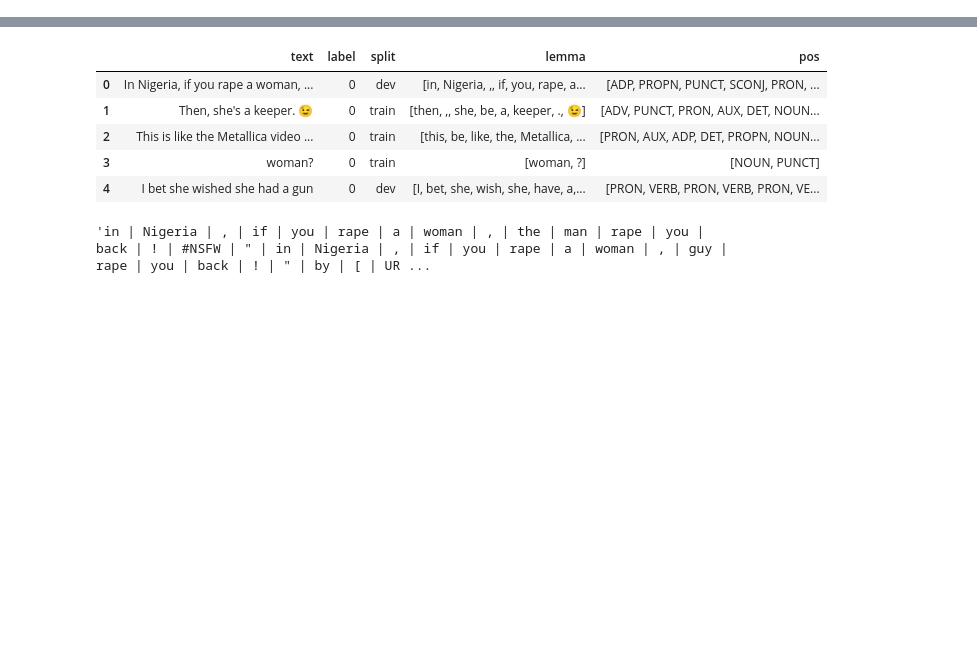
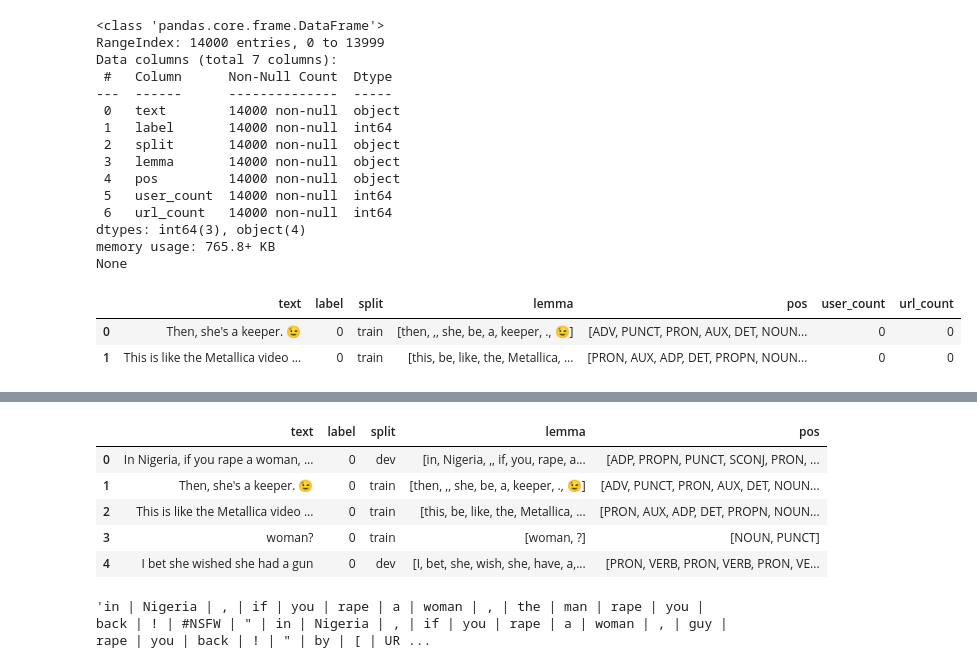
Before and after one commit to SvenGerloff/online_sexism_detection, a Jupyter notebook: milestone_1/01_data_exploration.ipynb, the cells around one changed output, grey strips where cells are left out. Saved outputs shown, nothing was run; the diff lists cells and outputs as text; code cells hidden in the pictures; blank space fills up the shorter version.

```diff
--- a/milestone_1/01_data_exploration.ipynb
+++ b/milestone_1/01_data_exploration.ipynb
@@ -14,0 +19,24 @@ from utils.preprocessing import prepare_full_dataset, load_processed_data
+# %%
+split_dataframes = load_processed_data()
+# %%
+print(split_dataframes["train"].info())
+split_dataframes["train"].head(2)
+# %% [output]
+<class 'pandas.core.frame.DataFrame'>
+RangeIndex: 14000 entries, 0 to 13999
+Data columns (total 7 columns):
+ #   Column      Non-Null Count  Dtype
+---  ------      --------------  -----
+ 0   text        14000 non-null  object
+ 1   label       14000 non-null  int64
+ 2   split       14000 non-null  object
+ 3   lemma       14000 non-null  object
+ 4   pos         14000 non-null  object
+ 5   user_count  14000 non-null  int64
+ 6   url_count   14000 non-null  int64
+dtypes: int64(3), object(4)
+memory usage: 765.8+ KB
+None
+|  | text | label | split | lemma | pos | user_count | url_count |
+| 0 | Then, she's a keeper. 😉 | 0 | train | [then, ,, she, be, a, keeper, ., 😉] | [ADV, PUNCT, PRON, AUX, DET, NOUN... | 0 | 0 |
+| 1 | This is like the Metallica video ... | 0 | train | [this, be, like, the, Metallica, ... | [PRON, AUX, ADP, DET, PROPN, NOUN... | 0 | 0 |
```
Also changed, not shown: parts of 7 cells of this notebook, 6 other files.
